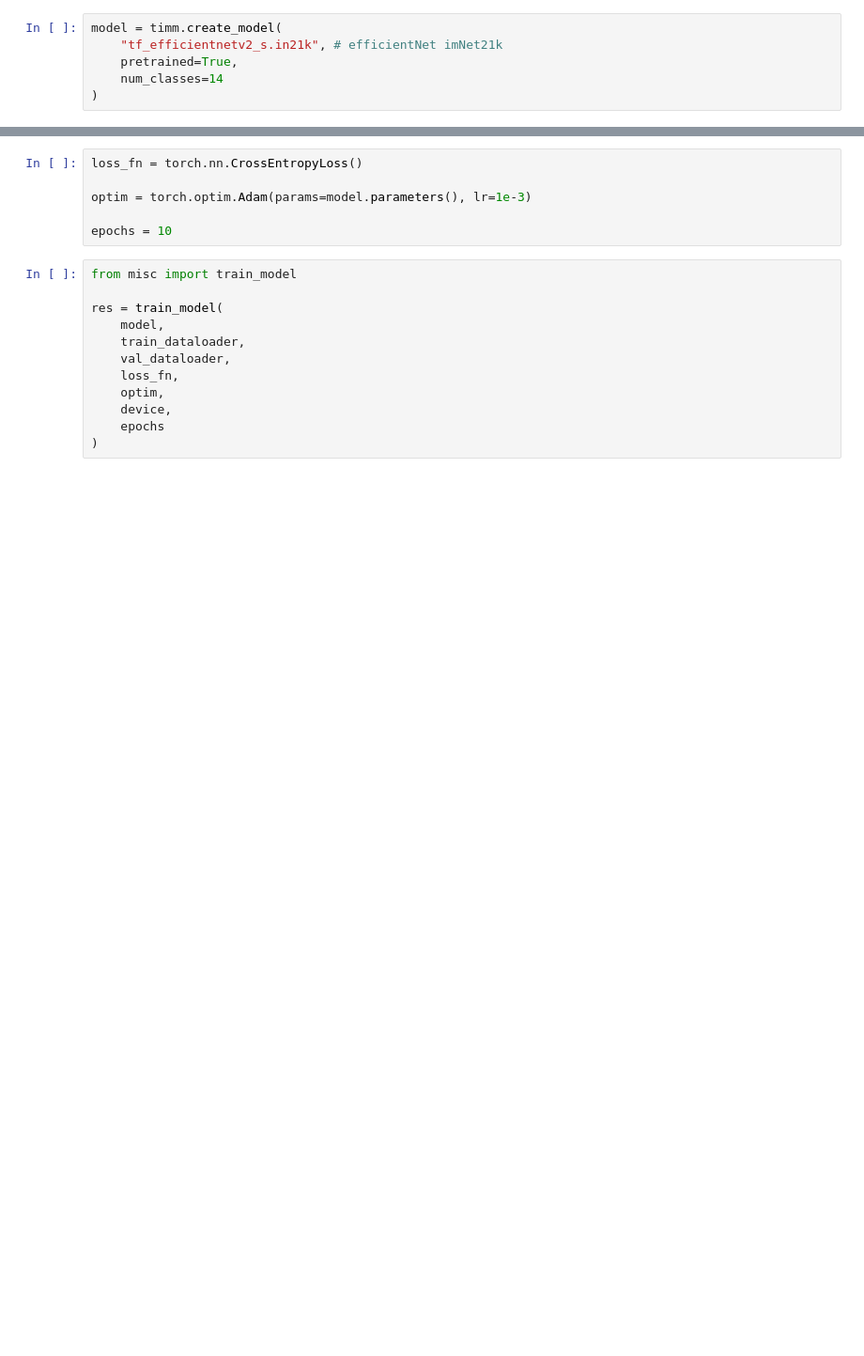
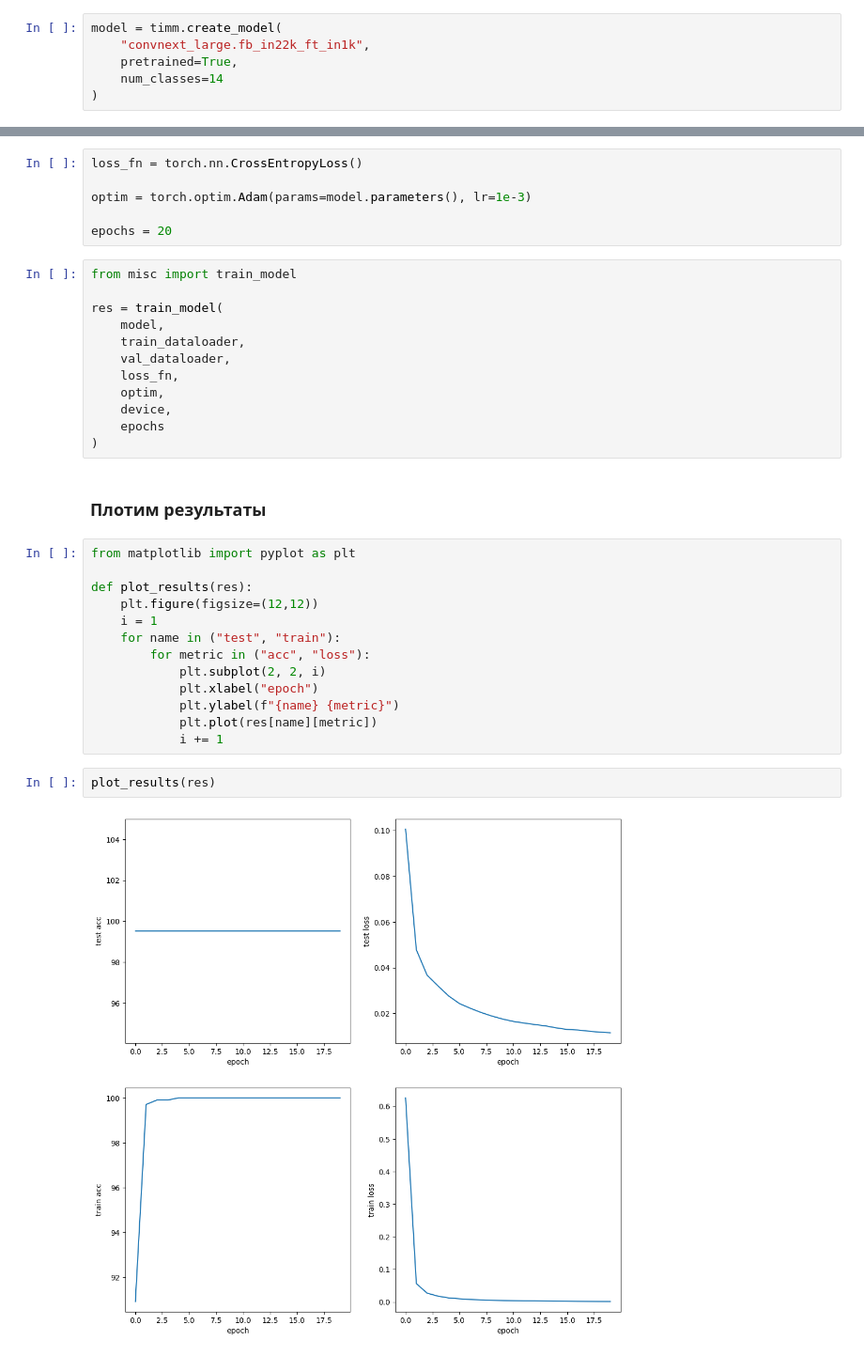
Before and after one commit to DaHL-gh/computer-vision, a Jupyter notebook: lab2/lab2.ipynb, the cells around one changed output, grey strips where cells are left out. Shown at 94% size. Cells and saved outputs as stored; diff of their text form; blank space fills up the shorter version.

```diff
--- a/lab2/lab2.ipynb
+++ b/lab2/lab2.ipynb
@@ -73,6 +77,6 @@ test_dataloader = DataLoader(test, BATCH_SIZE, shuffle=False)
 # %%
 model = timm.create_model(
-    "tf_efficientnetv2_s.in21k", # efficientNet imNet21k
+    "convnext_large.fb_in22k_ft_in1k",
     pretrained=True,
     num_classes=14
 )
@@ -91,7 +119,7 @@ loss_fn = torch.nn.CrossEntropyLoss()
 
 optim = torch.optim.Adam(params=model.parameters(), lr=1e-3)
 
-epochs = 10
+epochs = 20
 # %%
 from misc import train_model
 
@@ -104,3 +132,22 @@ res = train_model(
     device,
     epochs
 )
+# %% [markdown]
+### Плотим результаты
+# %%
+from matplotlib import pyplot as plt
+
+def plot_results(res):
+    plt.figure(figsize=(12,12))
+    i = 1
+    for name in ("test", "train"):
+        for metric in ("acc", "loss"):
+            plt.subplot(2, 2, i)
+            plt.xlabel("epoch")
+            plt.ylabel(f"{name} {metric}")
+            plt.plot(res[name][metric])
+            i += 1
+# %%
+plot_results(res)
+# %% [output]
+[figure, added]
```
Also changed, not shown: parts of 22 cells of this notebook, 2 other files.
